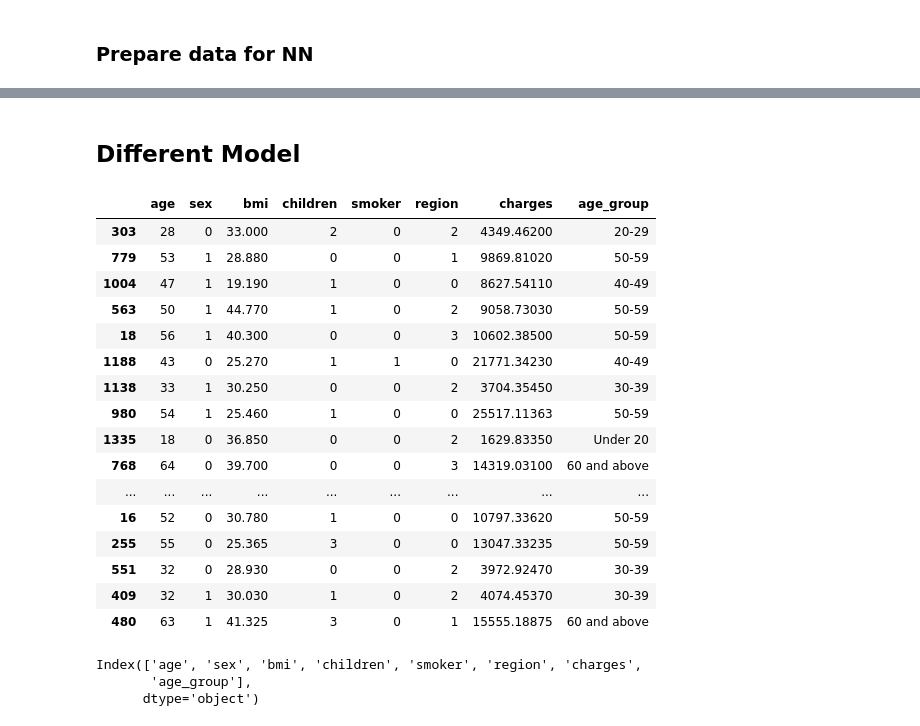
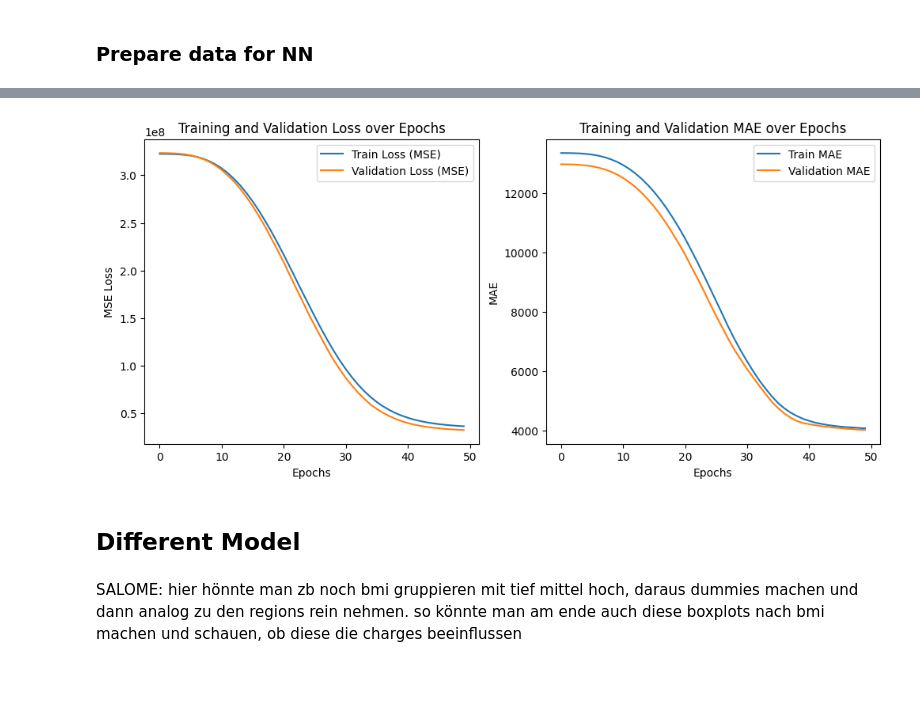
Before and after one commit to SaloWi/cas_mod4, a Jupyter notebook: M6_Project.ipynb, the cells around one changed output, grey strips where cells are left out. Cells and saved outputs as stored; diff of their text form; code cells hidden in the pictures; blank space fills up the shorter version.

```diff
--- a/M6_Project.ipynb
+++ b/M6_Project.ipynb
@@ -252,22 +296,29 @@ Mean abolute percentage error: 42.39%
+# %%
+# Plot training & validation loss values
+plt.figure(figsize=(12, 5))
+
+# Loss (MSE) Plot
+plt.subplot(1, 2, 1)
+plt.plot(history.history['loss'], label='Train Loss (MSE)')
+plt.plot(history.history['val_loss'], label='Validation Loss (MSE)')
+plt.xlabel('Epochs')
+plt.ylabel('MSE Loss')
+plt.title('Training and Validation Loss over Epochs')
+plt.legend()
+
+# Mean Absolute Error (MAE) Plot
+plt.subplot(1, 2, 2)
+plt.plot(history.history['mae'], label='Train MAE')
+plt.plot(history.history['val_mae'], label='Validation MAE')
+plt.xlabel('Epochs')
+plt.ylabel('MAE')
+plt.title('Training and Validation MAE over Epochs')
+plt.legend()
+
+plt.show()
+# %% [output]
+[figure, added]
 # %% [markdown]
 ## Different Model
-# %%
-data.sample(20)
-# %% [output]
-|  | age | sex | bmi | children | smoker | region | charges | age_group |
-| 303 | 28 | 0 | 33.000 | 2 | 0 | 2 | 4349.46200 | 20-29 |
-| 779 | 53 | 1 | 28.880 | 0 | 0 | 1 | 9869.81020 | 50-59 |
-| 1004 | 47 | 1 | 19.190 | 1 | 0 | 0 | 8627.54110 | 40-49 |
-| 563 | 50 | 1 | 44.770 | 1 | 0 | 2 | 9058.73030 | 50-59 |
-| 18 | 56 | 1 | 40.300 | 0 | 0 | 3 | 10602.38500 | 50-59 |
-| 1188 | 43 | 0 | 25.270 | 1 | 1 | 0 | 21771.34230 | 40-49 |
-| 1138 | 33 | 1 | 30.250 | 0 | 0 | 2 | 3704.35450 | 30-39 |
-| 980 | 54 | 1 | 25.460 | 1 | 0 | 0 | 25517.11363 | 50-59 |
-| 1335 | 18 | 0 | 36.850 | 0 | 0 | 2 | 1629.83350 | Under 20 |
-| 768 | 64 | 0 | 39.700 | 0 | 0 | 3 | 14319.03100 | 60 and above |
-| ... | ... | ... | ... | ... | ... | ... | ... | ... |
-| 16 | 52 | 0 | 30.780 | 1 | 0 | 0 | 10797.33620 | 50-59 |
-| 255 | 55 | 0 | 25.365 | 3 | 0 | 0 | 13047.33235 | 50-59 |
-| 551 | 32 | 0 | 28.930 | 0 | 0 | 2 | 3972.92470 | 30-39 |
-| 409 | 32 | 1 | 30.030 | 1 | 0 | 2 | 4074.45370 | 30-39 |
-| 480 | 63 | 1 | 41.325 | 3 | 0 | 1 | 15555.18875 | 60 and above |
+# %% [markdown]
+SALOME: hier hönnte man zb noch bmi gruppieren mit tief mittel hoch, daraus dummies machen und dann analog zu den regions rein nehmen. so könnte man am ende auch diese boxplots nach bmi machen und schauen, ob diese die charges beeinflussen
@@ -274,11 +327,5 @@ data.sample(20)
 # %%
 data['sex'] = LabelEncoder().fit_transform(data['sex'])
 data['smoker'] = LabelEncoder().fit_transform(data['smoker'])
-# %%
-print(data.columns)
-# %% [output]
-Index(['age', 'sex', 'bmi', 'children', 'smoker', 'region', 'charges',
-       'age_group'],
-      dtype='object')
 # %%
 data_encoded = pd.get_dummies(data, columns=['region'])
```
Also changed, not shown: parts of 15 cells of this notebook.
